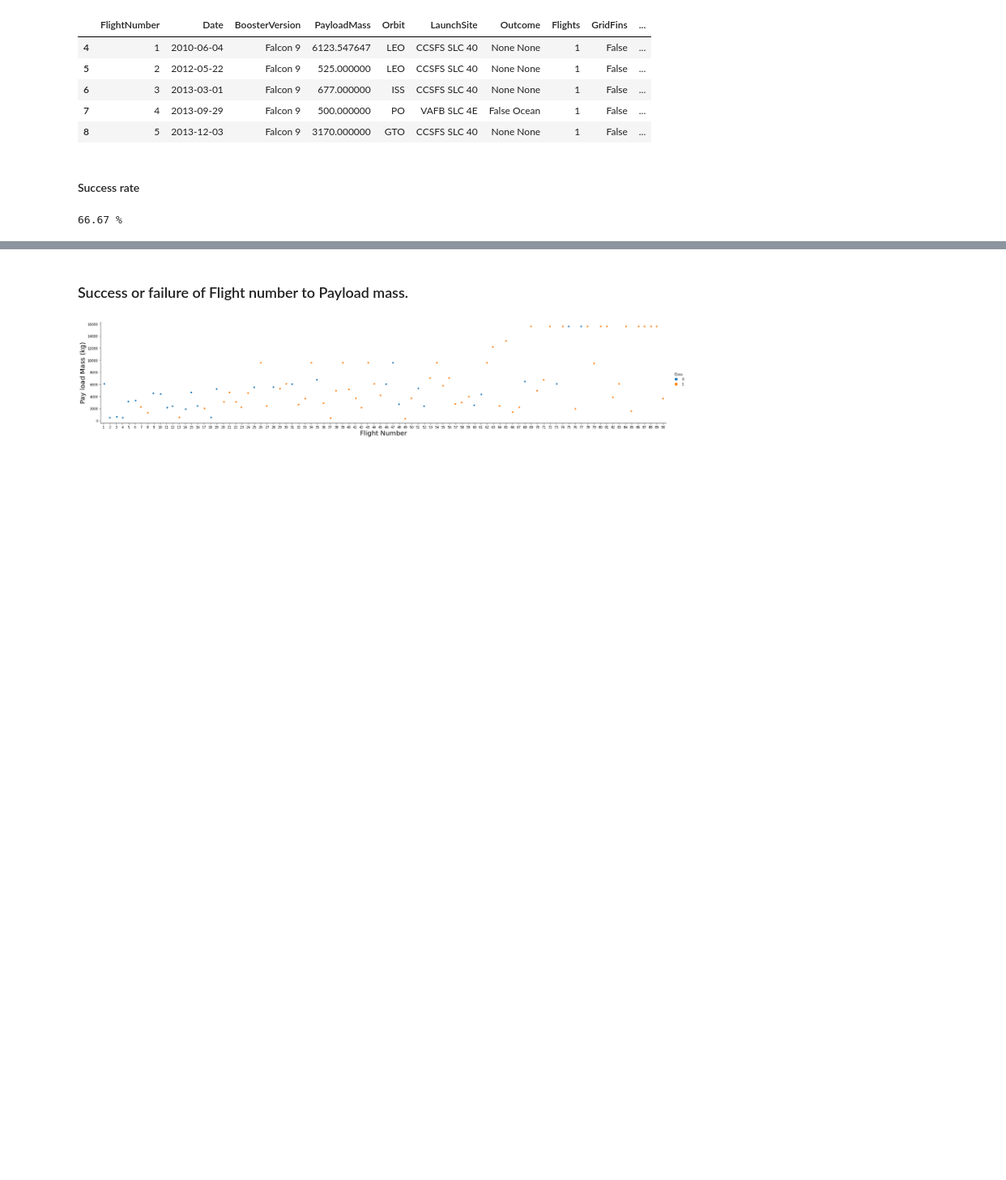
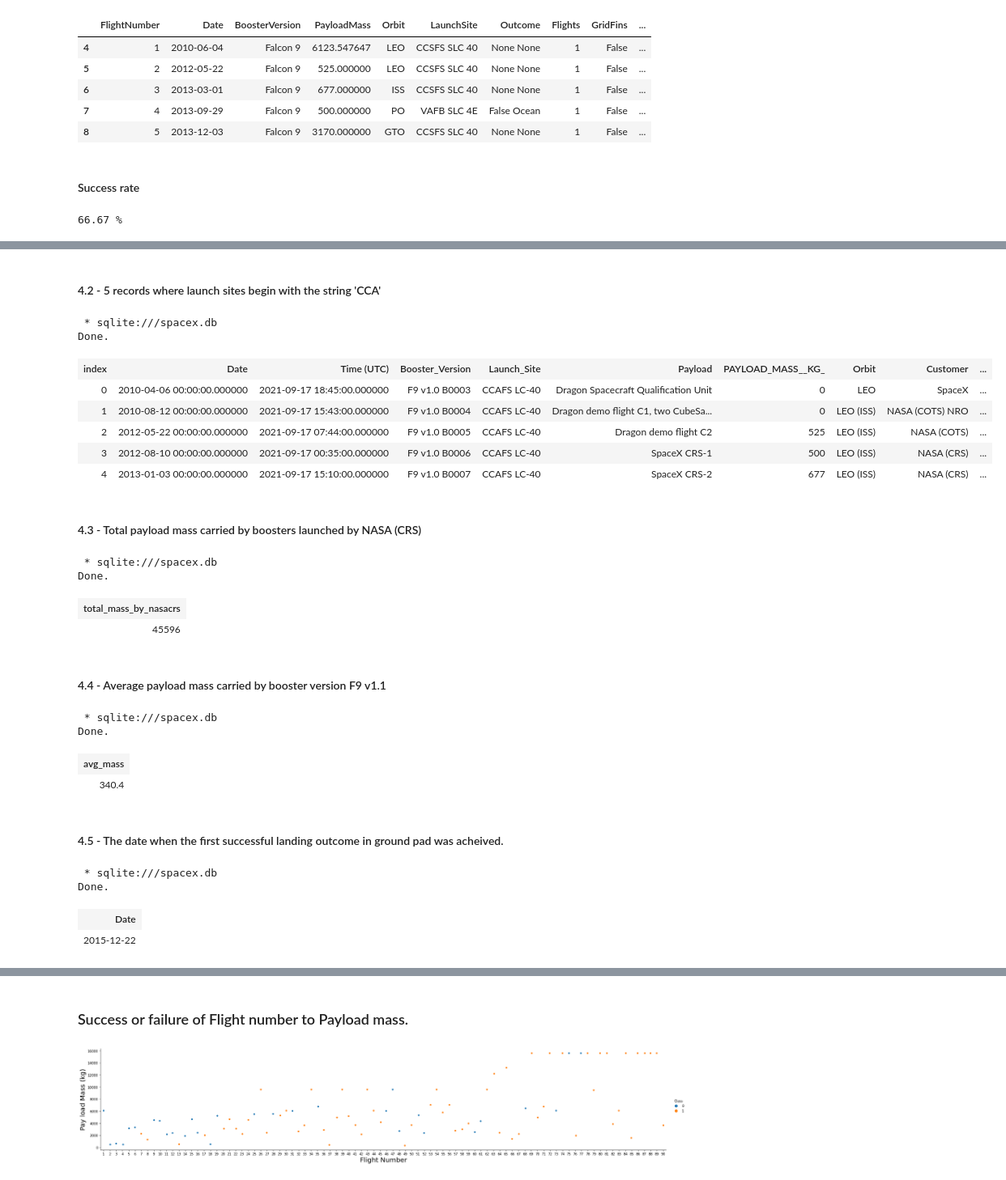
Before and after one commit to Folongton/Space-launch-analysis-geospatial, a Jupyter notebook: space_launch_prediction.ipynb, the cells around one changed output, grey strips where cells are left out. Shown at 81% size. Saved outputs shown, nothing was run; the diff lists cells and outputs as text; code cells hidden in the pictures; blank space fills up the shorter version.

```diff
--- a/space_launch_prediction.ipynb
+++ b/space_launch_prediction.ipynb
@@ -388,0 +490,52 @@ print(round(data_falcon9["Class"].mean()*100,2), '%')
+# %% [markdown]
+#### 4.2 - 5 records where launch sites begin with the string 'CCA'
+# %%
+%%sql
+select * from spacex
+where launch_site like 'CCA%'
+limit 5;
+# %% [output]
+ * sqlite:///spacex.db
+Done.
+| index | Date | Time (UTC) | Booster_Version | Launch_Site | Payload | PAYLOAD_MASS__KG_ | Orbit | Customer | ... |
+| 0 | 2010-04-06 00:00:00.000000 | 2021-09-17 18:45:00.000000 | F9 v1.0 B0003 | CCAFS LC-40 | Dragon Spacecraft Qualification Unit | 0 | LEO | SpaceX | ... |
+| 1 | 2010-08-12 00:00:00.000000 | 2021-09-17 15:43:00.000000 | F9 v1.0 B0004 | CCAFS LC-40 | Dragon demo flight C1, two CubeSa... | 0 | LEO (ISS) | NASA (COTS) NRO | ... |
+| 2 | 2012-05-22 00:00:00.000000 | 2021-09-17 07:44:00.000000 | F9 v1.0 B0005 | CCAFS LC-40 | Dragon demo flight C2 | 525 | LEO (ISS) | NASA (COTS) | ... |
+| 3 | 2012-08-10 00:00:00.000000 | 2021-09-17 00:35:00.000000 | F9 v1.0 B0006 | CCAFS LC-40 | SpaceX CRS-1 | 500 | LEO (ISS) | NASA (CRS) | ... |
+| 4 | 2013-01-03 00:00:00.000000 | 2021-09-17 15:10:00.000000 | F9 v1.0 B0007 | CCAFS LC-40 | SpaceX CRS-2 | 677 | LEO (ISS) | NASA (CRS) | ... |
+# %% [markdown]
+#### 4.3 - Total payload mass carried by boosters launched by NASA (CRS)
+# %%
+%%sql
+select sum(payload_mass__kg_) total_mass_by_nasacrs
+from spacex
+where customer = 'NASA (CRS)';
+# %% [output]
+ * sqlite:///spacex.db
+Done.
+| total_mass_by_nasacrs |
+| 45596 |
+# %% [markdown]
+#### 4.4 - Average payload mass carried by booster version F9 v1.1
+# %%
+%%sql
+select avg(payload_mass__kg_) avg_mass
+from spacex
+where booster_version like 'F9 v1.0%';
+# %% [output]
+ * sqlite:///spacex.db
+Done.
+| avg_mass |
+| 340.4 |
+# %% [markdown]
+#### 4.5 - The date when the first successful landing outcome in ground pad was acheived.
+# %%
+%%sql
+select min(date(Date)) Date
+from spacex
+where "Landing _Outcome" = 'Success (ground pad)';
+# %% [output]
+ * sqlite:///spacex.db
+Done.
+| Date |
+| 2015-12-22 |
```
Also changed, not shown: parts of 38 cells of this notebook, 3 other files.
